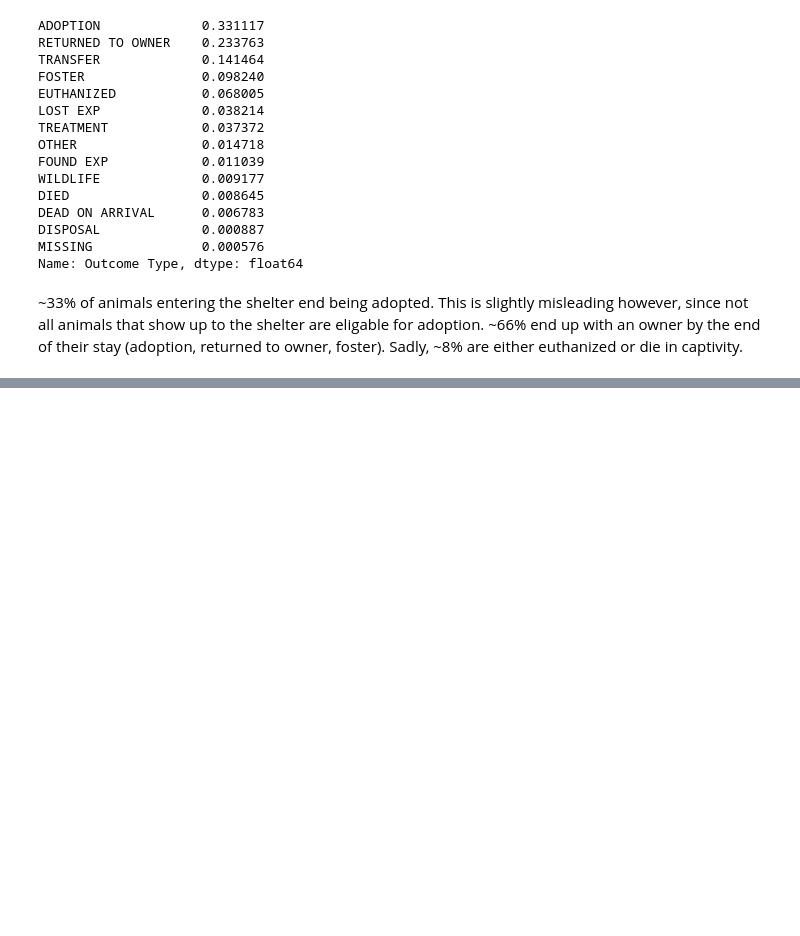
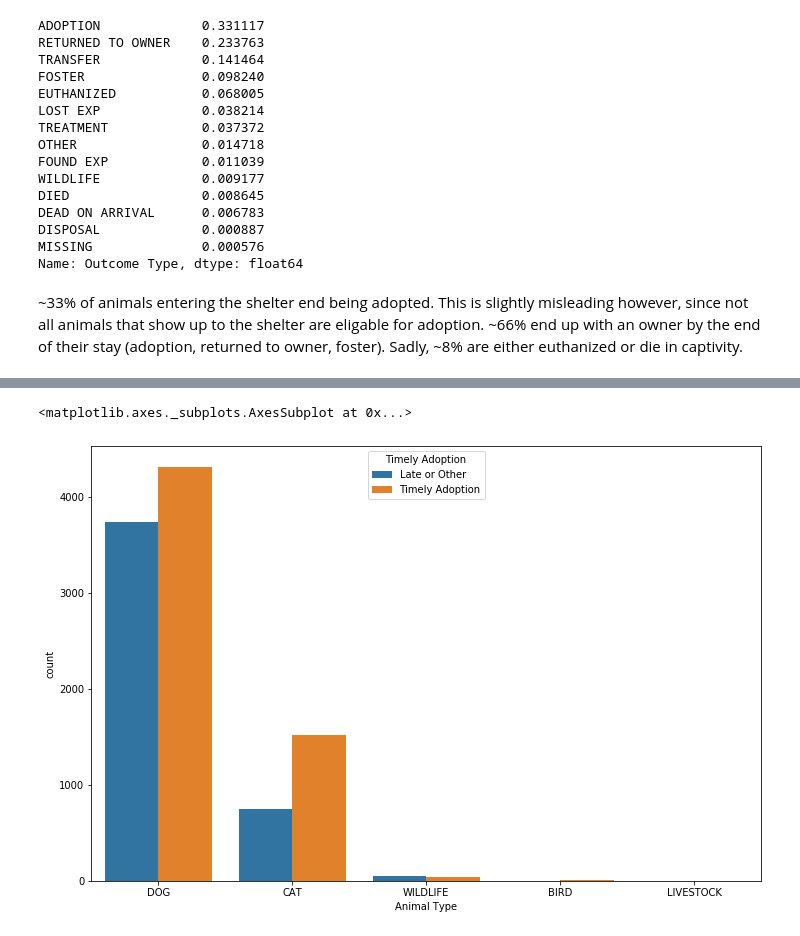
Before and after one commit to jfleury12/animal_shelter_EDA, a Jupyter notebook: notebooks/animal_shelter_eda_fleury.ipynb, the cells around one changed output, grey strips where cells are left out. Saved outputs shown, nothing was run; the diff lists cells and outputs as text; code cells hidden in the pictures; blank space fills up the shorter version.

Commit message:
fleshed out timely adoption idea

```diff
--- a/notebooks/animal_shelter_eda_fleury.ipynb
+++ b/notebooks/animal_shelter_eda_fleury.ipynb
@@ -54,7 +54,7 @@ memory usage: 5.9+ MB
 # %%
 # Specify columns to drop
 dropped_cols = ['Tag Type','Activity Number','Activity Sequence','Source Id','Intake Total',
-                'Reason','Staff Id','Hold Request','Receipt Number','Impound Number',
+                'Reason','Staff Id','Receipt Number','Impound Number',
                 'Service Request Number','Chip Status','Animal Origin','Additional Information']
 
 df = df.drop(dropped_cols, axis=1)
@@ -616,0 +635,7 @@ Name: Outcome Type, dtype: float64
+# %%
+# take out from outcome type: returned to owner, died, dead on arrival, disposal, found exp, lost exp, other, treatment, wildlife
+# take out from intake subtype: web, treatment
+# take out from intake type: wildlife, treatment, keepsafe (has some adoption cases), dispos req
+# remove from hold request: rescu only
+df_a = df.loc[(df['Hold Request']=='ADOPTION') | (df['Hold Request']=='ADOP RESCU') | (df['Outcome Type']=='ADOPTION')]
+df_a.shape
@@ -616,0 +649,9 @@ Name: Outcome Type, dtype: float64
+# %%
+# Define a function to determine timely adoption
+def timely_adoption(row):
+    if row['Time at Shelter'] <= 7 and row['Outcome Type']=='ADOPTION':
+        return "Timely Adoption"
+    else:
+        return "Late or Other"
+# %%
+df_a['Timely Adoption'] = df_a.apply(timely_adoption, axis=1)
@@ -616,0 +688,7 @@ Name: Outcome Type, dtype: float64
+# %%
+# trace6 = df['Outcome Type'].value_counts(normalize=True)
+
+sns.countplot(x = "Animal Type", hue='Timely Adoption', data=df_a)
+# %% [output]
+<matplotlib.axes._subplots.AxesSubplot at 0x...>
+[figure, added]
```
Also changed, not shown: parts of 25 cells of this notebook.
